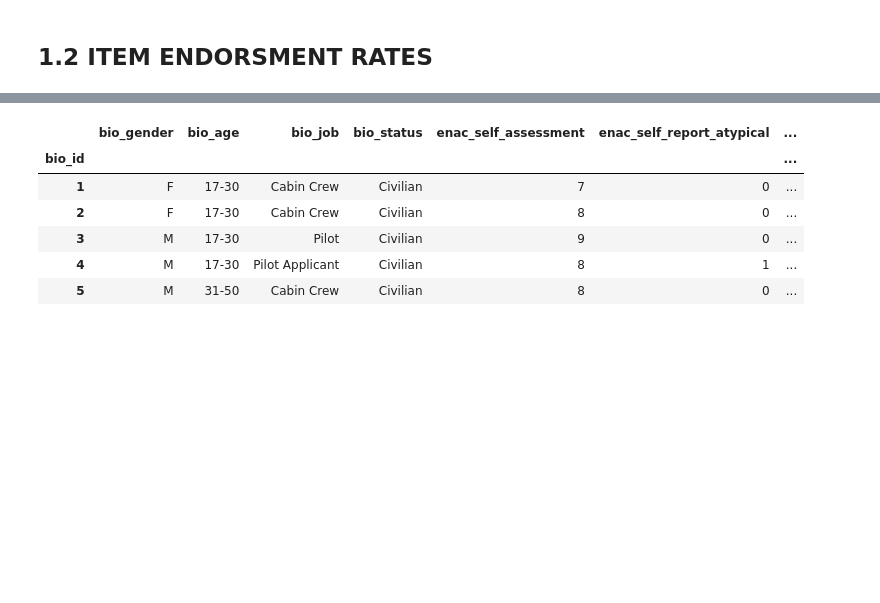
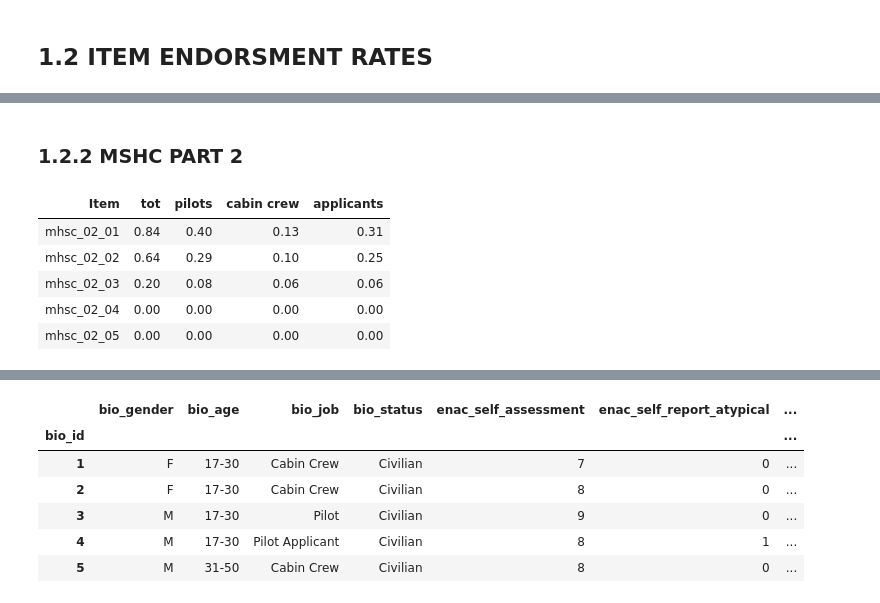
Before and after one commit to alkaest2002/mhsc, a Jupyter notebook: analysis.ipynb, the cells around one changed output, grey strips where cells are left out. Saved outputs shown, nothing was run; the diff lists cells and outputs as text; code cells hidden in the pictures; blank space fills up the shorter version.

```diff
--- a/analysis.ipynb
+++ b/analysis.ipynb
@@ -179,0 +123,19 @@ display_html(html, raw=True)
+# %% [markdown]
+### 1.2.2 MSHC PART 2
+# %%
+mhsc_02 = (
+    make_table_mhsc_part("mhsc_02")
+        .merge(make_table_mhsc_part("mhsc_02", "Pilot"), left_on="Item", right_on="Item", suffixes=("a","b"))
+        .merge(make_table_mhsc_part("mhsc_02", "Cabin Crew"), left_on="Item", right_on="Item")
+        .merge(make_table_mhsc_part("mhsc_02", "Pilot Applicant"), left_on="Item", right_on="Item")
+
+)
+mhsc_02 = mhsc_02.rename(columns={"%a":"item","%a":"tot","%b":"pilots","%_x":"cabin crew","%_y":"applicants"})
+mhsc_02.style.format(precision=2).hide().highlight_max(axis=1, subset=["pilots","cabin crew","applicants"])
+# %% [output]
+| Item | tot | pilots | cabin crew | applicants |
+| mhsc_02_01 | 0.84 | 0.40 | 0.13 | 0.31 |
+| mhsc_02_02 | 0.64 | 0.29 | 0.10 | 0.25 |
+| mhsc_02_03 | 0.20 | 0.08 | 0.06 | 0.06 |
+| mhsc_02_04 | 0.00 | 0.00 | 0.00 | 0.00 |
+| mhsc_02_05 | 0.00 | 0.00 | 0.00 | 0.00 |
```
Also changed, not shown: parts of 33 cells of this notebook, 1 other file.
